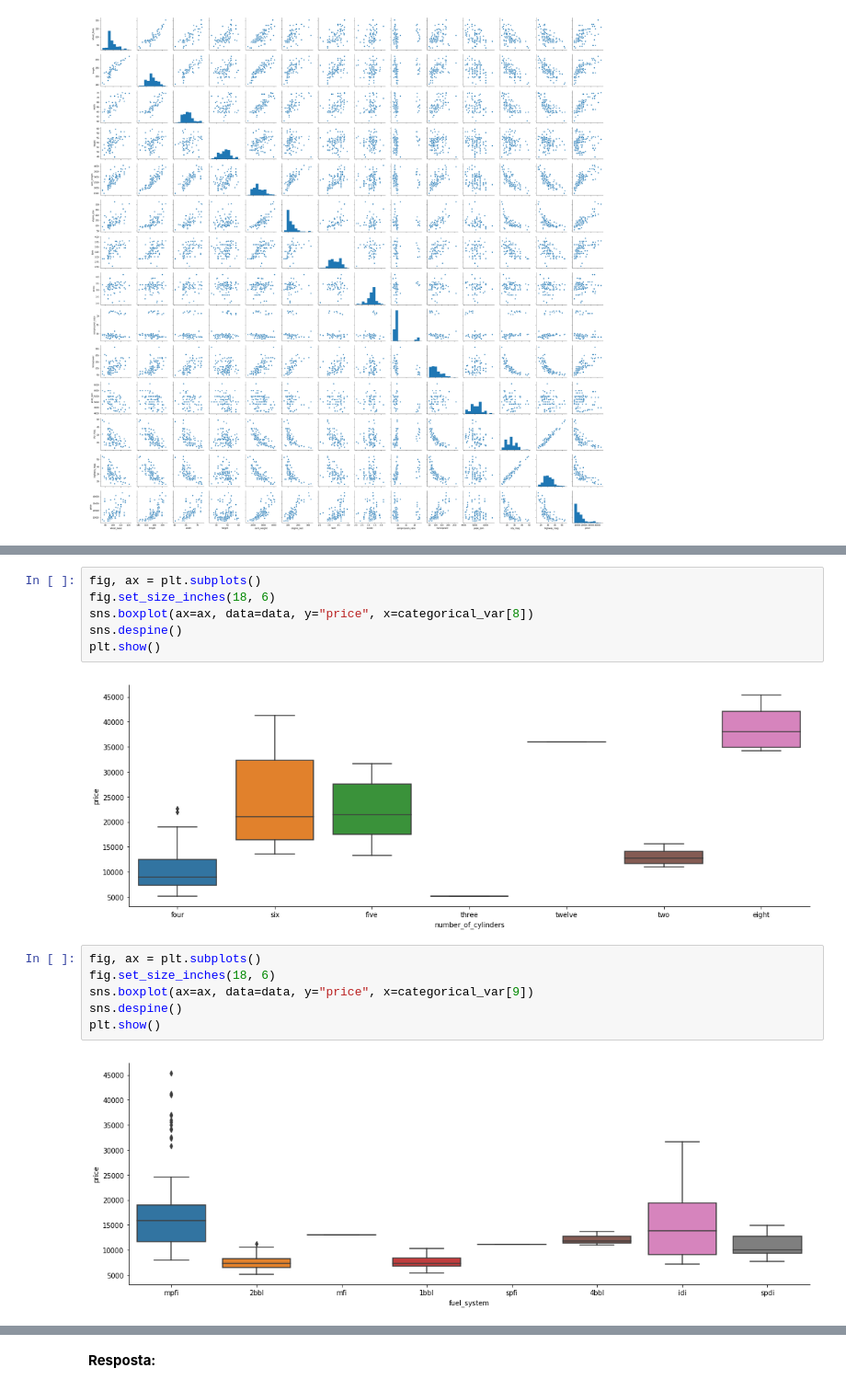
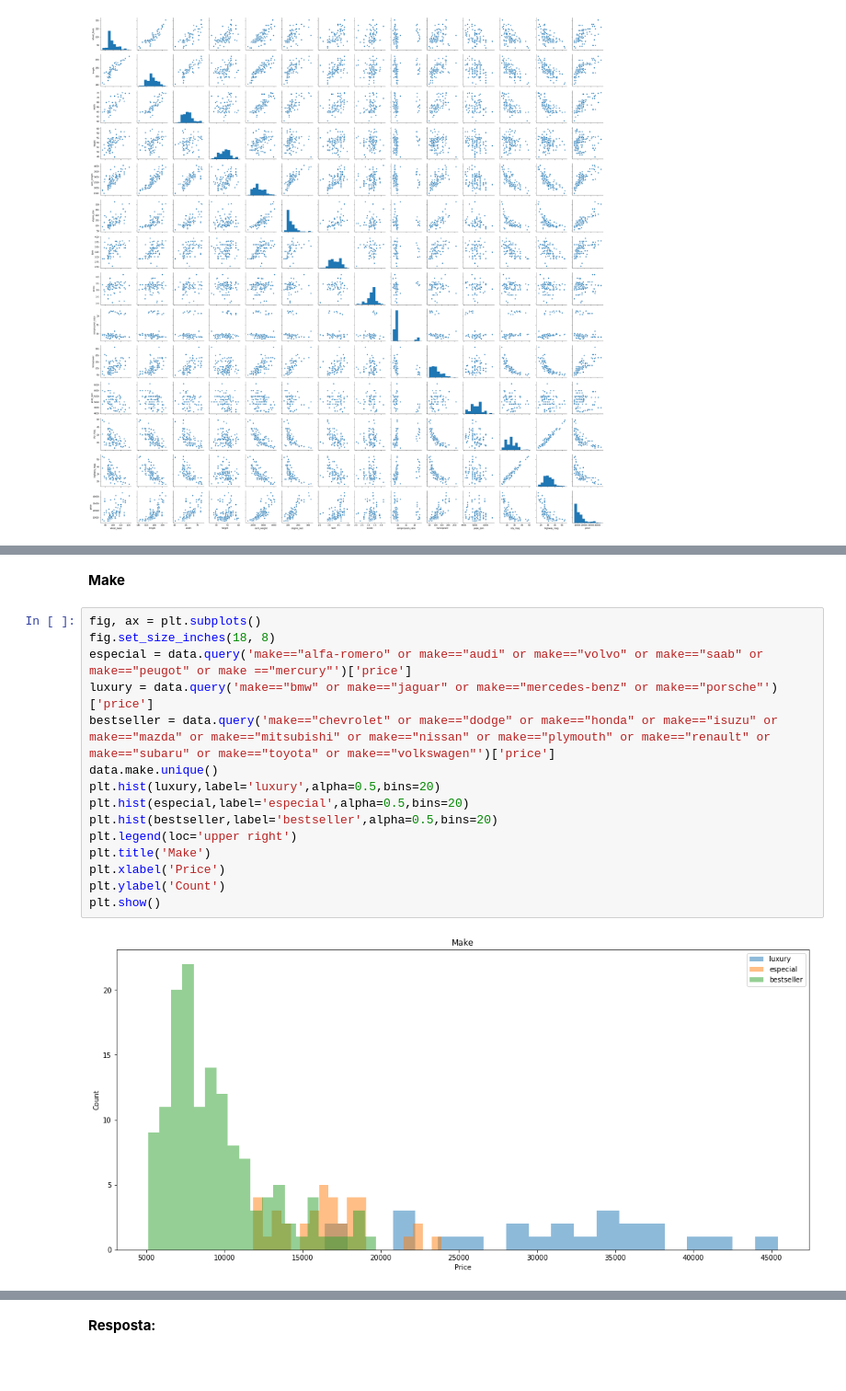
Before and after one commit to marco-bom-amigo/Trabalho-Final, a Jupyter notebook: automobile-price-prediction.ipynb, the cells around one changed output, grey strips where cells are left out. Shown at 92% size. Drawn from its saved outputs; the diff is of its cells as text; blank space fills up the shorter version.

```diff
--- a/automobile-price-prediction.ipynb
+++ b/automobile-price-prediction.ipynb
@@ -220,16 +149,19 @@ plt.show()
-# %%
-fig, ax = plt.subplots()
-fig.set_size_inches(18, 6)
-sns.boxplot(ax=ax, data=data, y="price", x=categorical_var[8])
-sns.despine()
-plt.show()
-# %% [output]
-[figure, removed]
-# %%
-fig, ax = plt.subplots()
-fig.set_size_inches(18, 6)
-sns.boxplot(ax=ax, data=data, y="price", x=categorical_var[9])
-sns.despine()
-plt.show()
-# %% [output]
-[figure, removed]
+# %% [markdown]
+**Make**
+# %%
+fig, ax = plt.subplots()
+fig.set_size_inches(18, 8)
+especial = data.query('make=="alfa-romero" or make=="audi" or make=="volvo" or make=="saab" or make=="peugot" or make =="mercury"')['price']
+luxury = data.query('make=="bmw" or make=="jaguar" or make=="mercedes-benz" or make=="porsche"')['price']
+bestseller = data.query('make=="chevrolet" or make=="dodge" or make=="honda" or make=="isuzu" or make=="mazda" or make=="mitsubishi" or make=="nissan" or make=="plymouth" or make=="renault" or make=="subaru" or make=="toyota" or make=="volkswagen"')['price']
+data.make.unique()
+plt.hist(luxury,label='luxury',alpha=0.5,bins=20)
+plt.hist(especial,label='especial',alpha=0.5,bins=20)
+plt.hist(bestseller,label='bestseller',alpha=0.5,bins=20)
+plt.legend(loc='upper right')
+plt.title('Make')
+plt.xlabel('Price')
+plt.ylabel('Count')
+plt.show()
+# %% [output]
+[figure, added]
```
Also changed, not shown: parts of 29 cells of this notebook.
